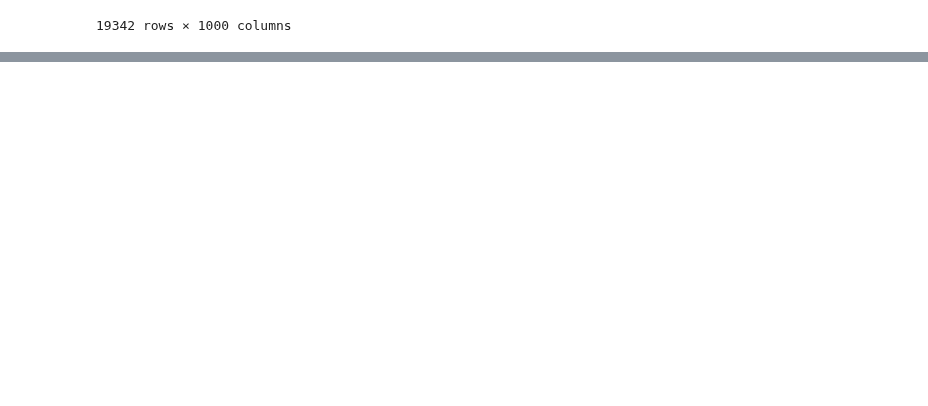
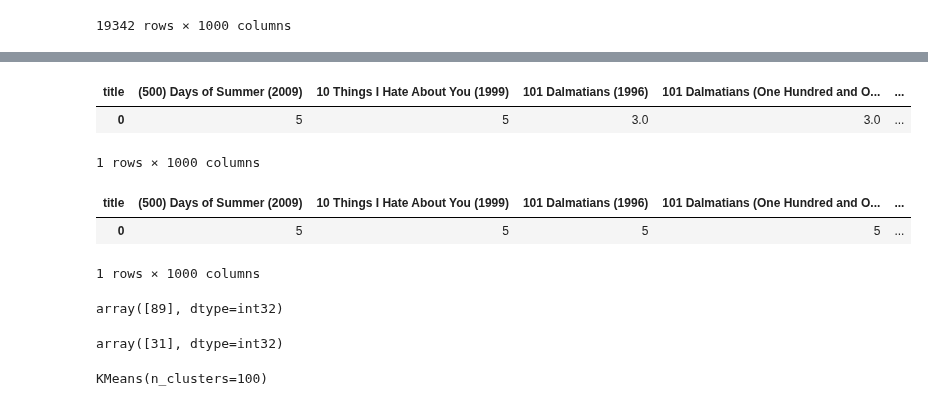
Before and after one commit to joaquim-oliveira-neto/rogue, a Jupyter notebook: notebooks/joaquim-model-kmeans.ipynb, the cells around one changed output, grey strips where cells are left out. Saved outputs shown, nothing was run; the diff lists cells and outputs as text; code cells hidden in the pictures; blank space fills up the shorter version.

```diff
--- a/notebooks/joaquim-model-kmeans.ipynb
+++ b/notebooks/joaquim-model-kmeans.ipynb
@@ -211,0 +263,26 @@ df_3
+# %%
+def make_user_ratings(movie_ids, ratings, df):
+    number_of_movies = df.shape[1]
+    new_user = pd.DataFrame([np.zeros(number_of_movies)], columns=df.columns).replace(0,3)
+    for movie_id, rating in zip(movie_ids,ratings):
+        new_user[movie_id] = rating
+    return new_user
+# %%
+new_user_ratings_1 = make_user_ratings(
+    [
+        '(500) Days of Summer (2009)',
+        '10 Things I Hate About You (1999)',
+        'Zoolander (2001)',
+        'Zombieland (2009)',
+        'Mask of Zorro, The (1998)',
+        'Big Hero 6 (2014)',
+        'Scream 2 (1997)'
+    ],
+    [5,5,1,4,4,5,1],
+    df
+)
+new_user_ratings_1
+# %% [output]
+| title | (500) Days of Summer (2009) | 10 Things I Hate About You (1999) | 101 Dalmatians (1996) | 101 Dalmatians (One Hundred and O... | ... |
+| 0 | 5 | 5 | 3.0 | 3.0 | ... |
+1 rows × 1000 columns
@@ -211,0 +293,33 @@ df_3
+# %%
+# new_user_ratings_2 = make_user_ratings(
+#     [7,48,94,534,132660,1721,164909,2291,2558,33679,595,130073,2706,7293,1380,45672,31685,587,4246,84374],
+#     [1,1,1,1,1,1,1,1,1,1,1,1,1,1,1,1,1,1,1,1],
+#     df
+# )
+
+# new_user_ratings_2
+
+new_user_ratings_2 = make_user_ratings(
+    random.sample(movie_names, 1000),
+    [5 for i in range(1000)],
+    df
+)
+
+new_user_ratings_2
+# %% [output]
+| title | (500) Days of Summer (2009) | 10 Things I Hate About You (1999) | 101 Dalmatians (1996) | 101 Dalmatians (One Hundred and O... | ... |
+| 0 | 5 | 5 | 5 | 5 | ... |
+1 rows × 1000 columns
+# %%
+mbkm.predict(new_user_ratings_1)
+# %% [output]
+array([89], dtype=int32)
+# %%
+mbkm.predict(new_user_ratings_2)
+# %% [output]
+array([31], dtype=int32)
+# %%
+km = KMeans(n_clusters=100)
+km.fit(df_3)
+# %% [output]
+KMeans(n_clusters=100)
```
Also changed, not shown: parts of 14 cells of this notebook, 2 other files.
